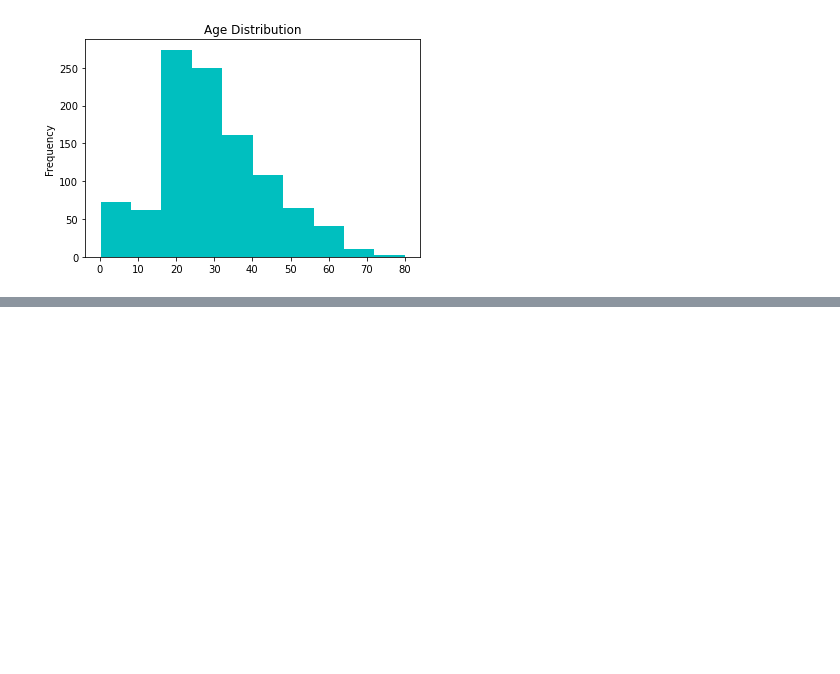
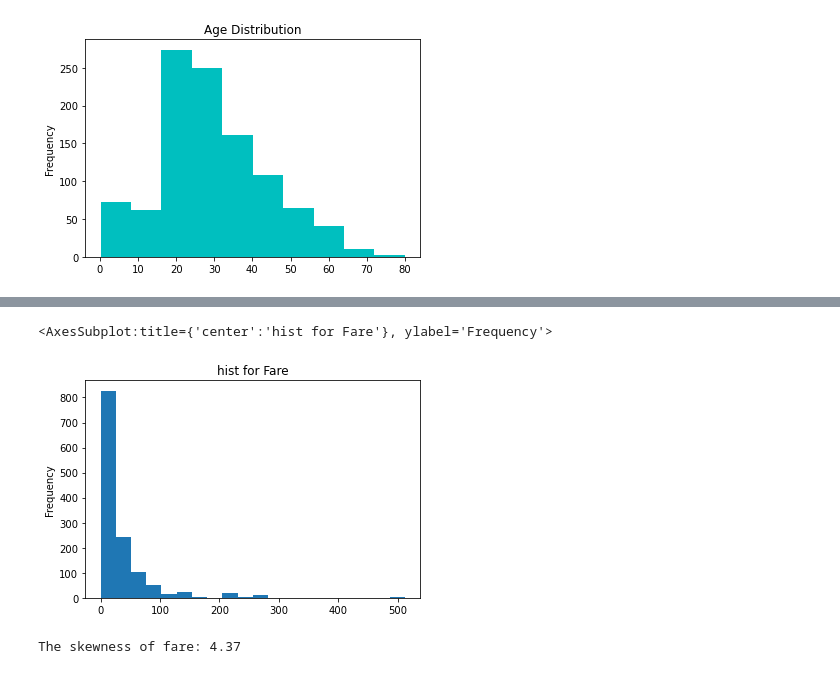
Before and after one commit to gbolahanolumade/Visual, a Jupyter notebook: Visual.ipynb, the cells around one changed output, grey strips where cells are left out. Saved outputs shown, nothing was run; the diff lists cells and outputs as text; code cells hidden in the pictures; blank space fills up the shorter version.

```diff
--- a/Visual.ipynb
+++ b/Visual.ipynb
@@ -273,0 +286,9 @@ df.Age.plot(kind='hist', rot=0, title='Age Distribution', color='c')
+# %%
+df.Fare.plot(kind='hist', title='hist for Fare', bins=20)
+# %% [output]
+<AxesSubplot:title={'center':'hist for Fare'}, ylabel='Frequency'>
+[figure, added]
+# %%
+print('The skewness of fare: {0:.2f}'.format(df.Fare.skew()))
+# %% [output]
+The skewness of fare: 4.37
```
Also changed, not shown: parts of 19 cells of this notebook.
